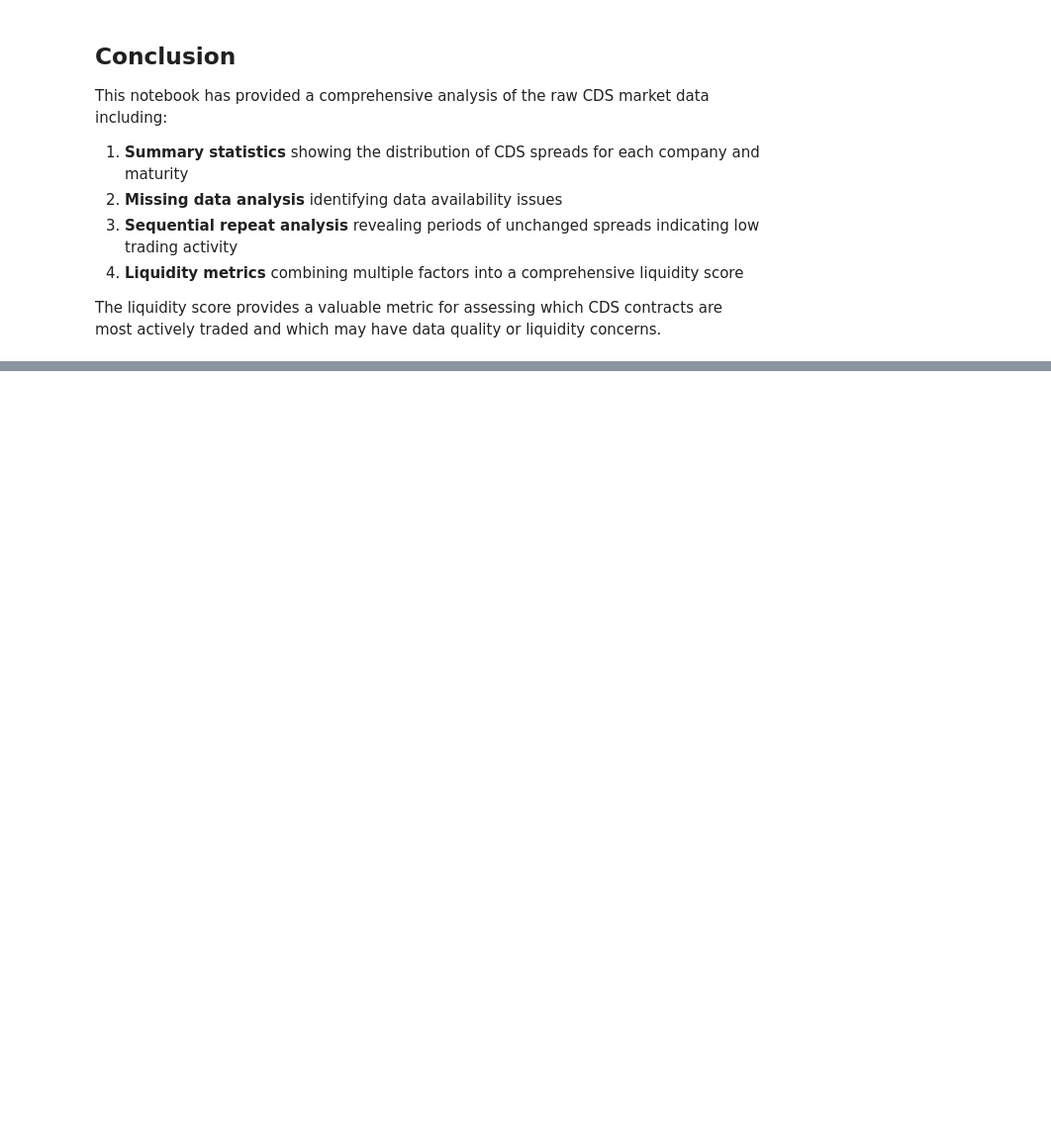
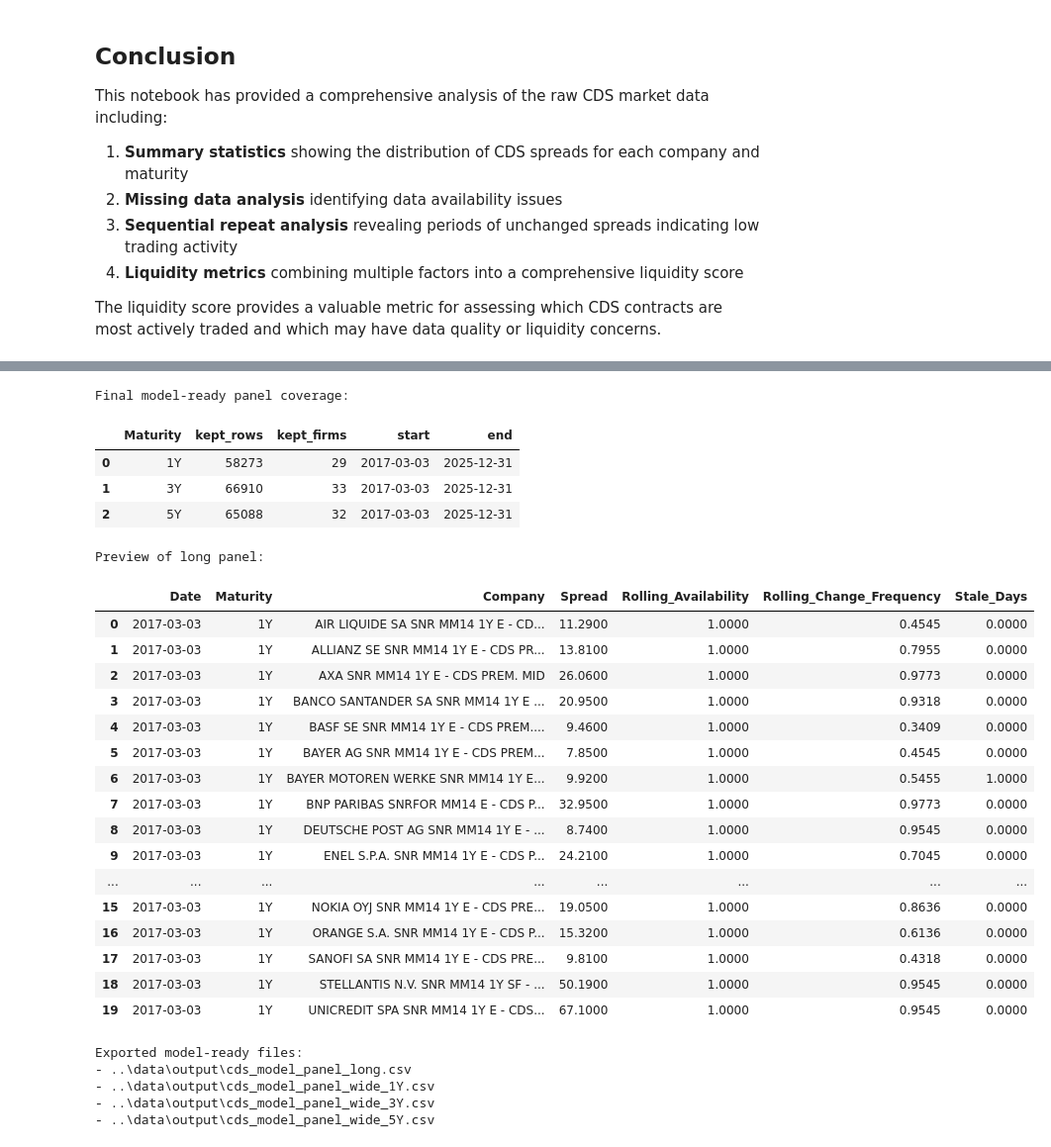
Before and after one commit to ChaseW3/Seminar-QF, a Jupyter notebook: Seminar QF/notebooks/cds_raw_data_analysis.ipynb, the cells around one changed output, grey strips where cells are left out. Shown at 99% size. Drawn from its saved outputs; the diff is of its cells as text; code cells hidden in the pictures; blank space fills up the shorter version.

```diff
--- a/Seminar QF/notebooks/cds_raw_data_analysis.ipynb
+++ b/Seminar QF/notebooks/cds_raw_data_analysis.ipynb
@@ -527,0 +1445,76 @@ The liquidity score provides a valuable metric for assessing which CDS contracts
+# %%
+# Final model-ready CDS panel (filtered by date-level liquidity screen)
+# Keep only firm-date observations that passed all rules and belong to kept windows
+cds_model_panel_long = (
+    final_date_panel.loc[
+        final_date_panel['Use_For_Model'],
+        ['Date', 'Maturity', 'Company', 'Spread', 'Rolling_Availability', 'Rolling_Change_Frequency', 'Stale_Days']
+    ]
+    .sort_values(['Date', 'Maturity', 'Company'])
+    .reset_index(drop=True)
+)
+
+# Optional wide format (per maturity): index=Date, columns=Company
+cds_model_panel_wide = {}
+for mty, g in cds_model_panel_long.groupby('Maturity'):
+    cds_model_panel_wide[mty] = g.pivot(index='Date', columns='Company', values='Spread').sort_index()
+
+# Quick diagnostics
+coverage_final = (
+    cds_model_panel_long.groupby('Maturity')
+    .agg(
+        kept_rows=('Spread', 'size'),
+        kept_firms=('Company', 'nunique'),
+        start=('Date', 'min'),
+        end=('Date', 'max')
+    )
+    .reset_index()
+)
+
+print('Final model-ready panel coverage:')
+display(coverage_final)
+
+print('\nPreview of long panel:')
+display(cds_model_panel_long.head(20))
+
+# Export
+output_dir = Path('../data/output')
+output_dir.mkdir(exist_ok=True)
+
+cds_model_panel_long.to_csv(output_dir / 'cds_model_panel_long.csv', index=False)
+for mty, wide_df in cds_model_panel_wide.items():
+    wide_df.to_csv(output_dir / f'cds_model_panel_wide_{mty}.csv')
+
+print('\nExported model-ready files:')
+print(f"- {output_dir / 'cds_model_panel_long.csv'}")
+for mty in sorted(cds_model_panel_wide.keys()):
+    print(f"- {output_dir / f'cds_model_panel_wide_{mty}.csv'}")
+# %% [output]
+Final model-ready panel coverage:
+|  | Maturity | kept_rows | kept_firms | start | end |
+| 0 | 1Y | 58273 | 29 | 2017-03-03 | 2025-12-31 |
+| 1 | 3Y | 66910 | 33 | 2017-03-03 | 2025-12-31 |
+| 2 | 5Y | 65088 | 32 | 2017-03-03 | 2025-12-31 |
+Preview of long panel:
+|  | Date | Maturity | Company | Spread | Rolling_Availability | Rolling_Change_Frequency | Stale_Days |
+| 0 | 2017-03-03 | 1Y | AIR LIQUIDE SA SNR MM14 1Y E - CD... | 11.2900 | 1.0000 | 0.4545 | 0.0000 |
+| 1 | 2017-03-03 | 1Y | ALLIANZ SE SNR MM14 1Y E - CDS PR... | 13.8100 | 1.0000 | 0.7955 | 0.0000 |
+| 2 | 2017-03-03 | 1Y | AXA SNR MM14 1Y E - CDS PREM. MID | 26.0600 | 1.0000 | 0.9773 | 0.0000 |
+| 3 | 2017-03-03 | 1Y | BANCO SANTANDER SA SNR MM14 1Y E ... | 20.9500 | 1.0000 | 0.9318 | 0.0000 |
+| 4 | 2017-03-03 | 1Y | BASF SE SNR MM14 1Y E - CDS PREM.... | 9.4600 | 1.0000 | 0.3409 | 0.0000 |
+| 5 | 2017-03-03 | 1Y | BAYER AG SNR MM14 1Y E - CDS PREM... | 7.8500 | 1.0000 | 0.4545 | 0.0000 |
+| 6 | 2017-03-03 | 1Y | BAYER MOTOREN WERKE SNR MM14 1Y E... | 9.9200 | 1.0000 | 0.5455 | 1.0000 |
+| 7 | 2017-03-03 | 1Y | BNP PARIBAS SNRFOR MM14 E - CDS P... | 32.9500 | 1.0000 | 0.9773 | 0.0000 |
+| 8 | 2017-03-03 | 1Y | DEUTSCHE POST AG SNR MM14 1Y E - ... | 8.7400 | 1.0000 | 0.9545 | 0.0000 |
+| 9 | 2017-03-03 | 1Y | ENEL S.P.A. SNR MM14 1Y E - CDS P... | 24.2100 | 1.0000 | 0.7045 | 0.0000 |
+| ... | ... | ... | ... | ... | ... | ... | ... |
+| 15 | 2017-03-03 | 1Y | NOKIA OYJ SNR MM14 1Y E - CDS PRE... | 19.0500 | 1.0000 | 0.8636 | 0.0000 |
+| 16 | 2017-03-03 | 1Y | ORANGE S.A. SNR MM14 1Y E - CDS P... | 15.3200 | 1.0000 | 0.6136 | 0.0000 |
+| 17 | 2017-03-03 | 1Y | SANOFI SA SNR MM14 1Y E - CDS PRE... | 9.8100 | 1.0000 | 0.4318 | 0.0000 |
+| 18 | 2017-03-03 | 1Y | STELLANTIS N.V. SNR MM14 1Y SF - ... | 50.1900 | 1.0000 | 0.9545 | 0.0000 |
+| 19 | 2017-03-03 | 1Y | UNICREDIT SPA SNR MM14 1Y E - CDS... | 67.1000 | 1.0000 | 0.9545 | 0.0000 |
+Exported model-ready files:
+- ..\data\output\cds_model_panel_long.csv
+- ..\data\output\cds_model_panel_wide_1Y.csv
+- ..\data\output\cds_model_panel_wide_3Y.csv
+- ..\data\output\cds_model_panel_wide_5Y.csv
```
Also changed, not shown: parts of 25 cells of this notebook, 7 other files.
